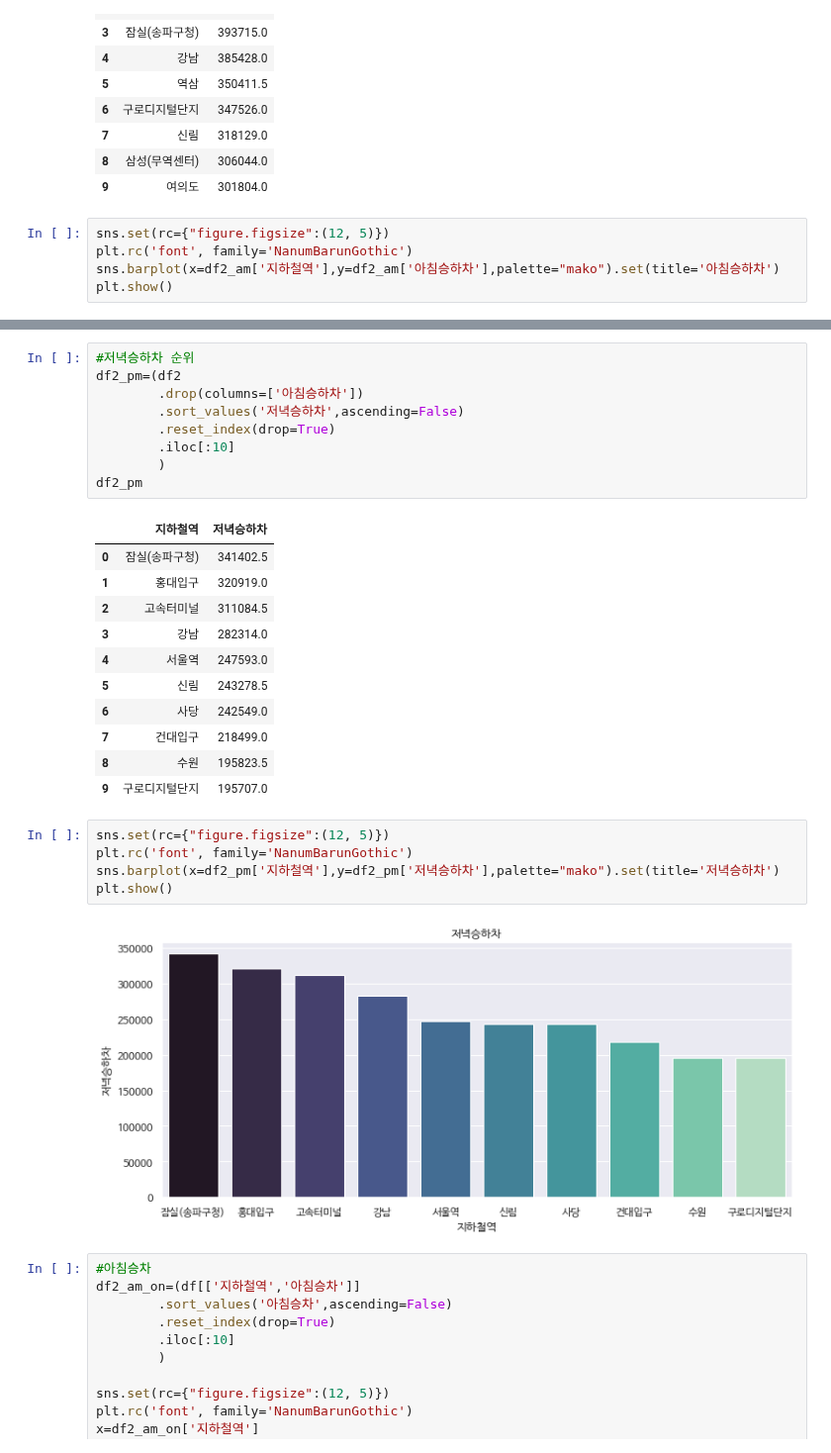
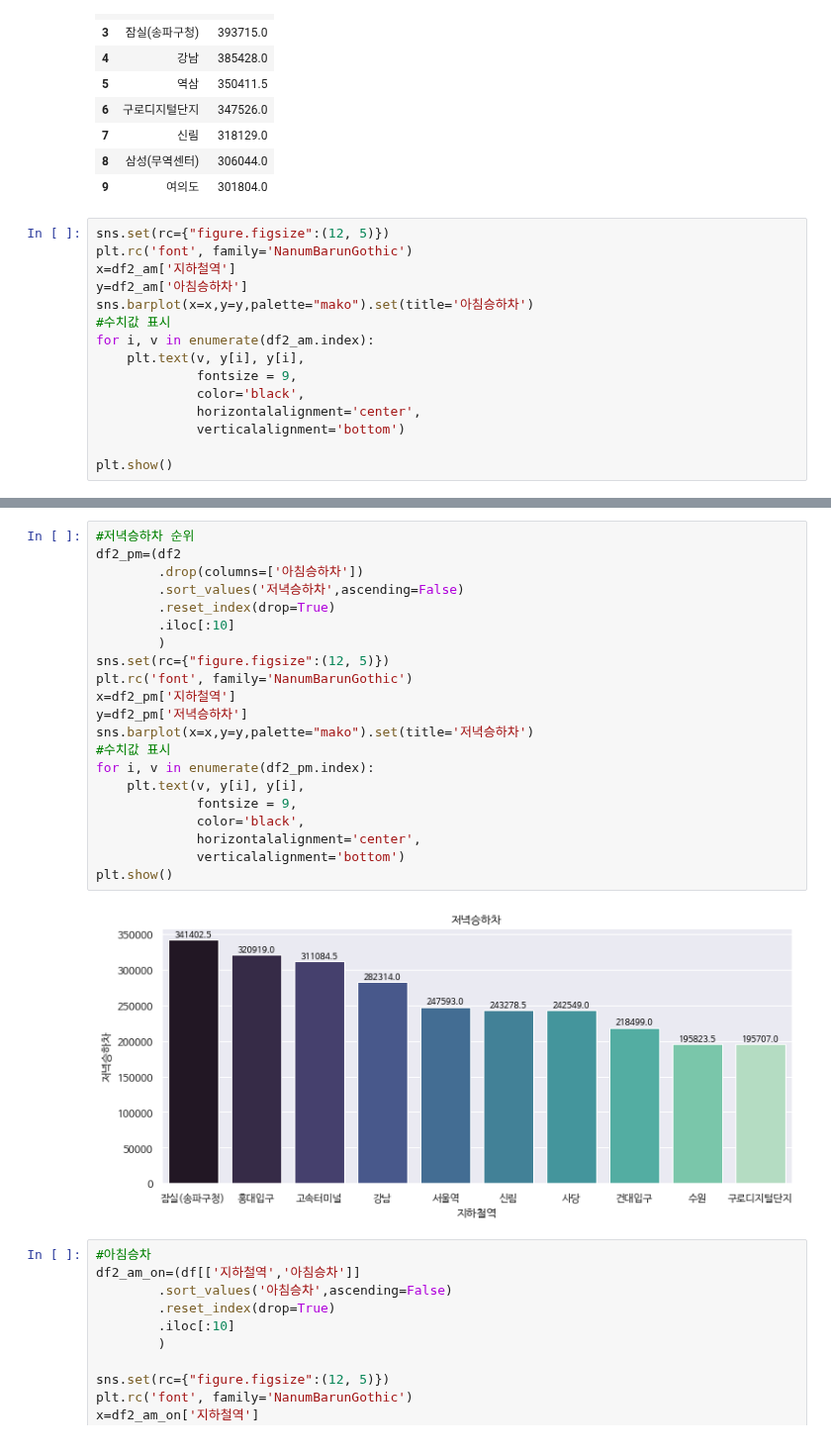
Before and after one commit to lg960214/DACON_Seoul_6, a Jupyter notebook: user_Top10.ipynb, the cells around one changed output, grey strips where cells are left out. Shown at 99% size. Drawn from its saved outputs; the diff is of its cells as text.

```diff
--- a/user_Top10.ipynb
+++ b/user_Top10.ipynb
@@ -130,6 +130,16 @@ df2_am
 # %%
 sns.set(rc={"figure.figsize":(12, 5)})
 plt.rc('font', family='NanumBarunGothic')
-sns.barplot(x=df2_am['지하철역'],y=df2_am['아침승하차'],palette="mako").set(title='아침승하차')
+x=df2_am['지하철역']
+y=df2_am['아침승하차']
+sns.barplot(x=x,y=y,palette="mako").set(title='아침승하차')
+#수치값 표시
+for i, v in enumerate(df2_am.index):
+    plt.text(v, y[i], y[i],
+             fontsize = 9,
+             color='black',
+             horizontalalignment='center',
+             verticalalignment='bottom')
+
 plt.show()
 # %% [output]
@@ -137,31 +147,26 @@ plt.show()
-# %%
-#저녁승하차 순위
-df2_pm=(df2
-        .drop(columns=['아침승하차'])
-        .sort_values('저녁승하차',ascending=False)
-        .reset_index(drop=True)
-        .iloc[:10]
-        )
-df2_pm
-# %% [output]
-|  | 지하철역 | 저녁승하차 |
-| 0 | 잠실(송파구청) | 341402.5 |
-| 1 | 홍대입구 | 320919.0 |
-| 2 | 고속터미널 | 311084.5 |
-| 3 | 강남 | 282314.0 |
-| 4 | 서울역 | 247593.0 |
-| 5 | 신림 | 243278.5 |
-| 6 | 사당 | 242549.0 |
-| 7 | 건대입구 | 218499.0 |
-| 8 | 수원 | 195823.5 |
-| 9 | 구로디지털단지 | 195707.0 |
 # %%
+#저녁승하차 순위
+df2_pm=(df2
+        .drop(columns=['아침승하차'])
+        .sort_values('저녁승하차',ascending=False)
+        .reset_index(drop=True)
+        .iloc[:10]
+        )
 sns.set(rc={"figure.figsize":(12, 5)})
 plt.rc('font', family='NanumBarunGothic')
-sns.barplot(x=df2_pm['지하철역'],y=df2_pm['저녁승하차'],palette="mako").set(title='저녁승하차')
+x=df2_pm['지하철역']
+y=df2_pm['저녁승하차']
+sns.barplot(x=x,y=y,palette="mako").set(title='저녁승하차')
+#수치값 표시
+for i, v in enumerate(df2_pm.index):
+    plt.text(v, y[i], y[i],
+             fontsize = 9,
+             color='black',
+             horizontalalignment='center',
+             verticalalignment='bottom')
 plt.show()
 # %% [output]
-[figure, old version]
+[figure, new version]
 # %%
 #아침승차
 df2_am_on=(df[['지하철역','아침승차']]
```
Also changed, not shown: parts of 6 cells of this notebook.
